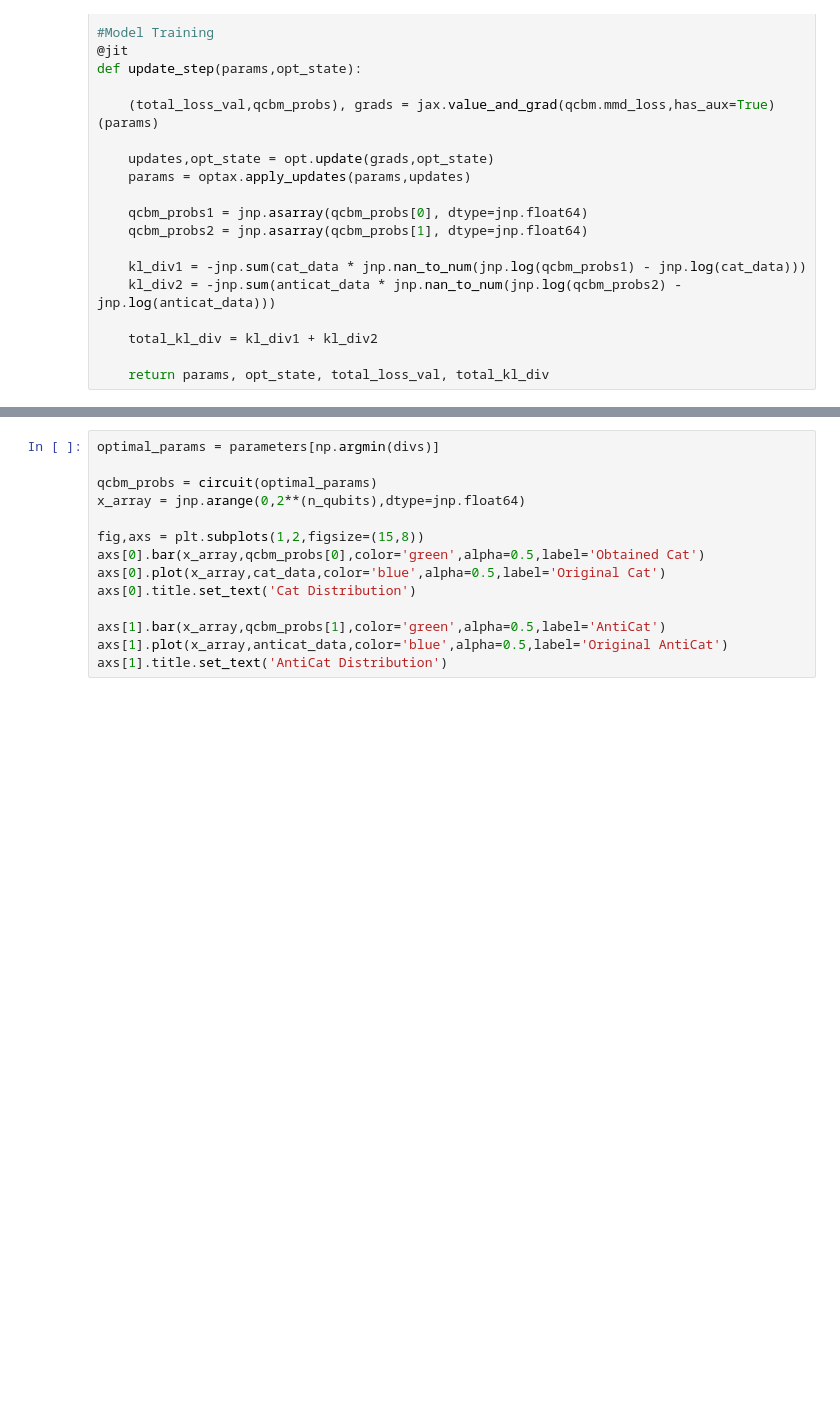
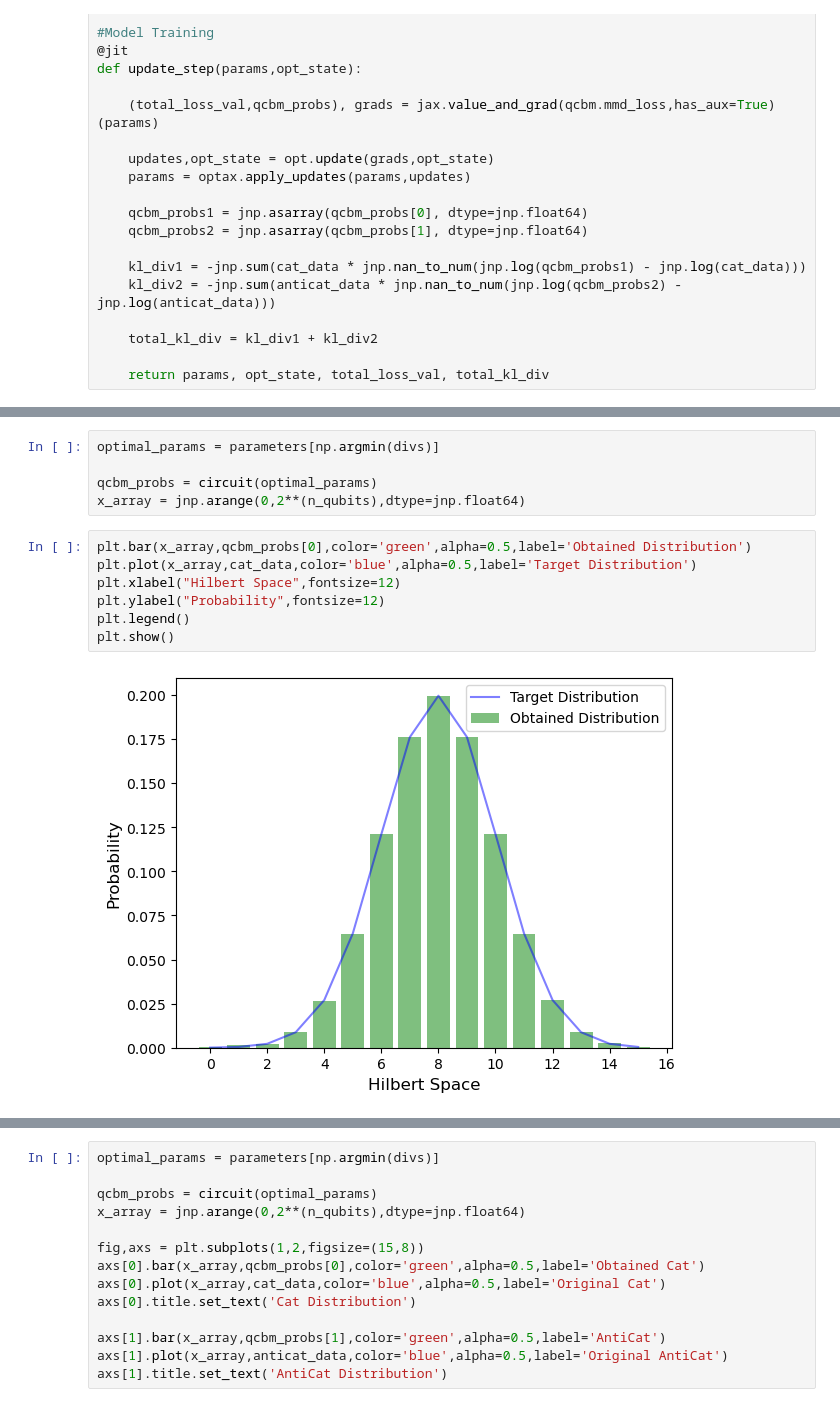
Before and after one commit to Ak-ash22/qcbm_hiwi, a Jupyter notebook: qcbm_project/cat_anticat/decoder1_cat_anticat.ipynb, the cells around one changed output, grey strips where cells are left out. Cells and saved outputs as stored; diff of their text form; blank space fills up the shorter version.

```diff
--- a/qcbm_project/cat_anticat/decoder1_cat_anticat.ipynb
+++ b/qcbm_project/cat_anticat/decoder1_cat_anticat.ipynb
@@ -163,0 +164,14 @@ axs[1].title.set_text('loss')
+# %%
+optimal_params = parameters[np.argmin(divs)]
+
+qcbm_probs = circuit(optimal_params)
+x_array = jnp.arange(0,2**(n_qubits),dtype=jnp.float64)
+# %%
+plt.bar(x_array,qcbm_probs[0],color='green',alpha=0.5,label='Obtained Distribution')
+plt.plot(x_array,cat_data,color='blue',alpha=0.5,label='Target Distribution')
+plt.xlabel("Hilbert Space",fontsize=12)
+plt.ylabel("Probability",fontsize=12)
+plt.legend()
+plt.show()
+# %% [output]
+[figure, added]
```
Also changed, not shown: parts of 4 cells of this notebook, 13 other files.
